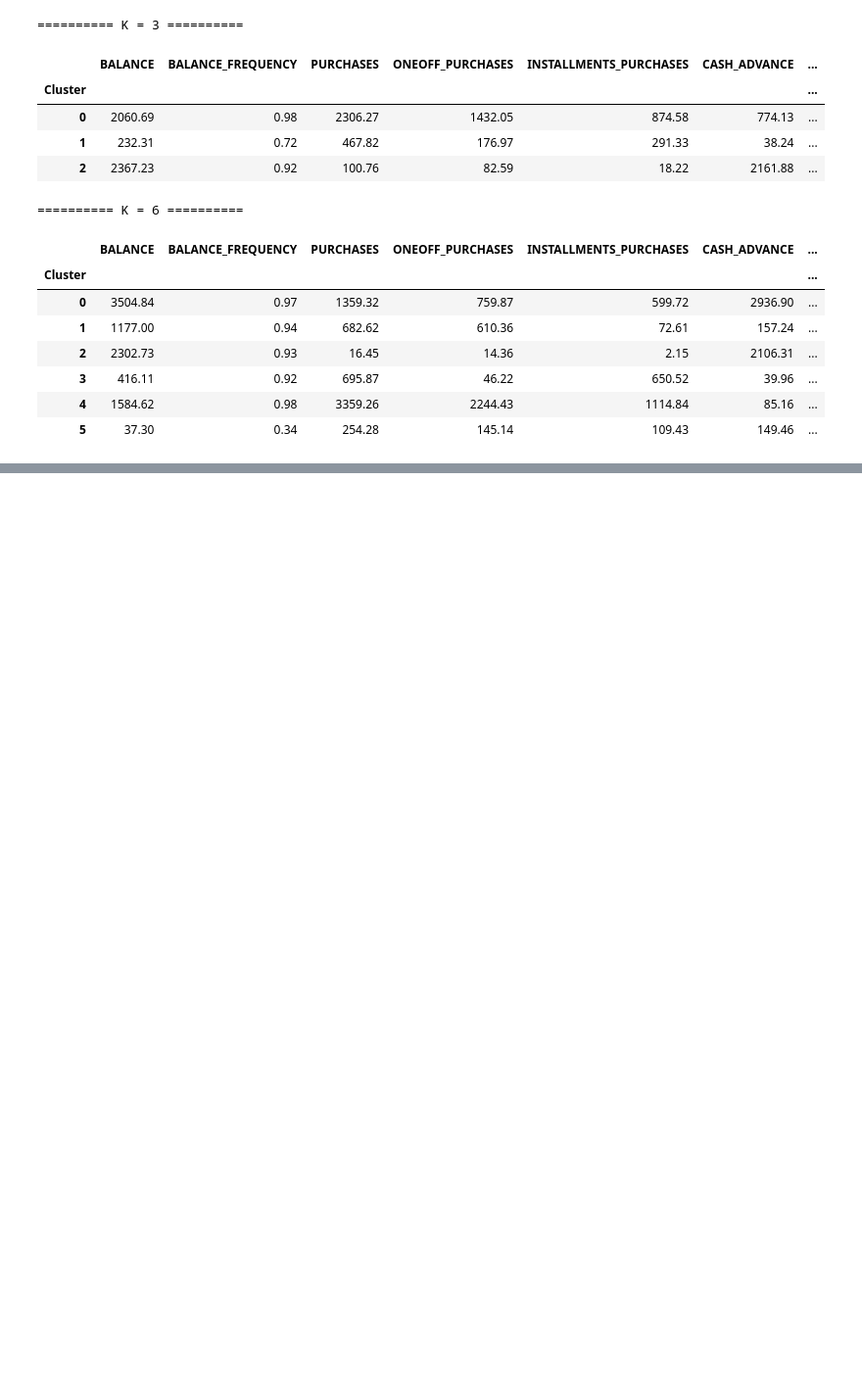
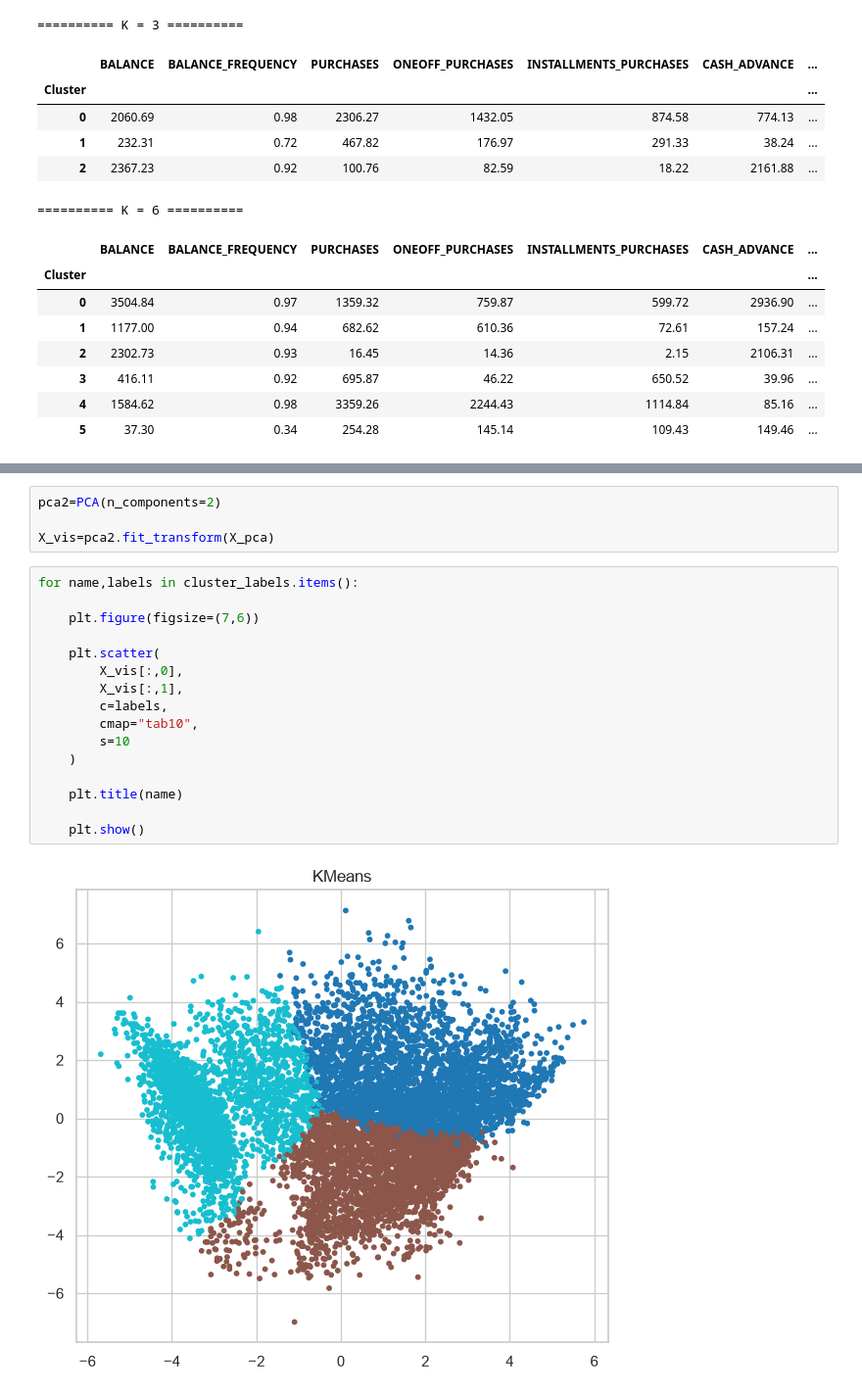
Before and after one commit to geethawilliam-ds/Credit-Card-Customer-Segmentation, a Jupyter notebook: preprocessing.ipynb, the cells around one changed output, grey strips where cells are left out. Shown at 98% size. Saved outputs shown, nothing was run; the diff lists cells and outputs as text; blank space fills up the shorter version.

```diff
--- a/preprocessing.ipynb
+++ b/preprocessing.ipynb
@@ -599,0 +783,22 @@ summary
+# %%
+pca2=PCA(n_components=2)
+
+X_vis=pca2.fit_transform(X_pca)
+# %%
+for name,labels in cluster_labels.items():
+
+    plt.figure(figsize=(7,6))
+
+    plt.scatter(
+        X_vis[:,0],
+        X_vis[:,1],
+        c=labels,
+        cmap="tab10",
+        s=10
+    )
+
+    plt.title(name)
+
+    plt.show()
+# %% [output]
+[figure, added]
```
Also changed, not shown: parts of 19 cells of this notebook.
